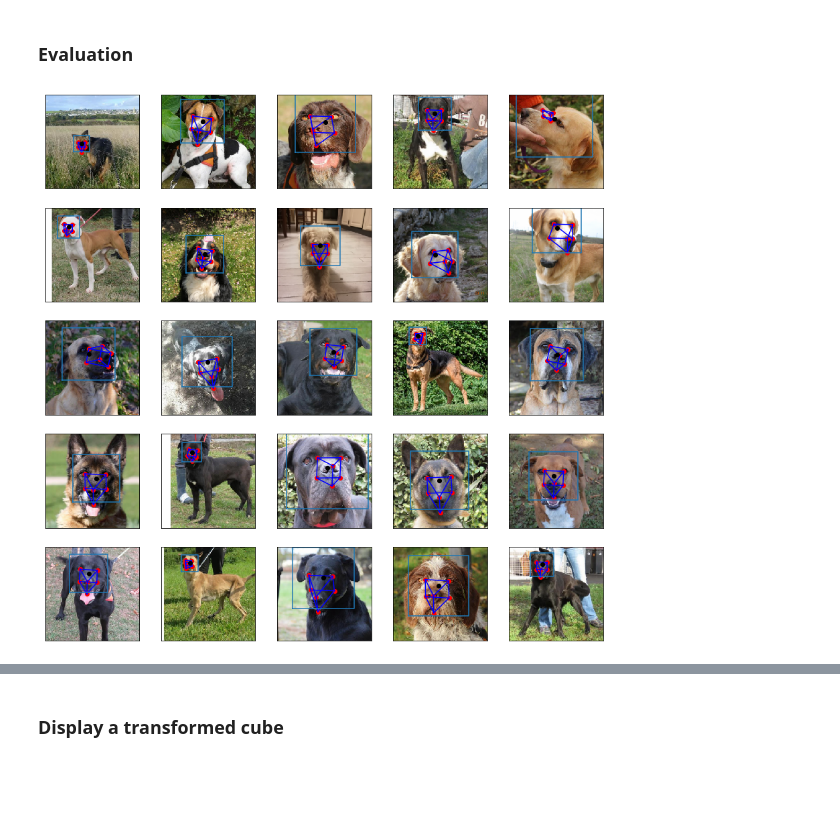
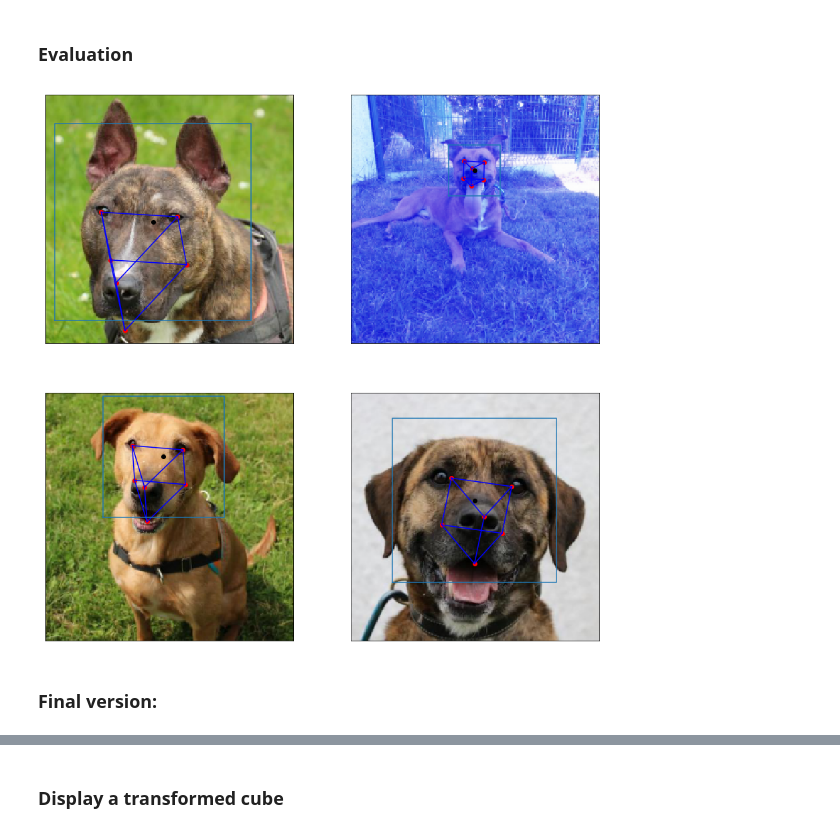
Before and after one commit to GuillaumeMougeot/DogFaceNet, a Jupyter notebook: landmarks_2/dataset_bbox_simplified.ipynb, the cells around one changed output, grey strips where cells are left out. Cells and saved outputs as stored; diff of their text form; code cells hidden in the pictures; blank space fills up the shorter version.

Commit message:
Final version of the bbox generator

```diff
--- a/landmarks_2/dataset_bbox_simplified.ipynb
+++ b/landmarks_2/dataset_bbox_simplified.ipynb
@@ -254,8 +272,8 @@ def mask(q,t,s):
         plt.plot(element[[0,2]],element[[1,3]],'b')
 
 plt.figure(figsize=(15,15))
-start = 51*10
-end = 51*35
+start = 51*0
+end = 51*4
 step = 51
 sub = int(np.ceil(np.sqrt((end-start)//step)))
 for idx in range(start,end,step):
@@ -272,37 +290,38 @@ for idx in range(start,end,step):
 
     pred = np.dot(coord_resized,A)+b
     pred = pred * coord_resized_norm
-
     mask(pred[:4],pred[4:7],pred[7])
 
     coord_resized = coord_resized*coord_resized_norm
 
     plt.imshow(img_resized)
 #     plt.plot(coord_resized[::2], coord_resized[1::2],'bo')
 #     for x in [[0,0,0,0.],[0,1.,0,0],[0,.5,-1.5,0]]:
 #         y = transform(x, pred)
 #         plt.plot(y[0],y[1],'go')
 #     x = [0,0.5,0,-1.] # Coordinates of the forhead
     x = [0,0.5,0.5,0.8]
     y = transform_np(x, pred)
     plt.plot(y[0],y[1],'ko')
 
     # BBox
     potential_h = [
         dist([coord_resized[0],coord_resized[1]],[coord_resized[2],coord_resized[3]]),
         dist([(coord_resized[0]+coord_resized[2])/2,(coord_resized[1]+coord_resized[3])/2],[coord_resized[4],coord_resized[5]]),
         dist(y,coord_resized[[4,5]])
     ]
 
     h = 2.1 * max(potential_h)
     x1 = max(y[0] - h/2,0)
     x2 = min(y[0] + h/2,224)
     y1 = max(y[1] - h/2,0)
     y2 = min(y[1] + h/2,224)
     plt.plot([x1,x2,x2,x1,x1],[y2,y2,y1,y1,y2])
     plt.xticks([])
     plt.yticks([])
 #     plt.savefig('../output/images/bbox/{:d}.png'.format(idx))
 plt.show()
 # %% [output]
-[figure, old version]
+[figure, new version]
+# %% [markdown]
+### Final version:
```
Also changed, not shown: parts of 3 cells of this notebook, 2 other files.
